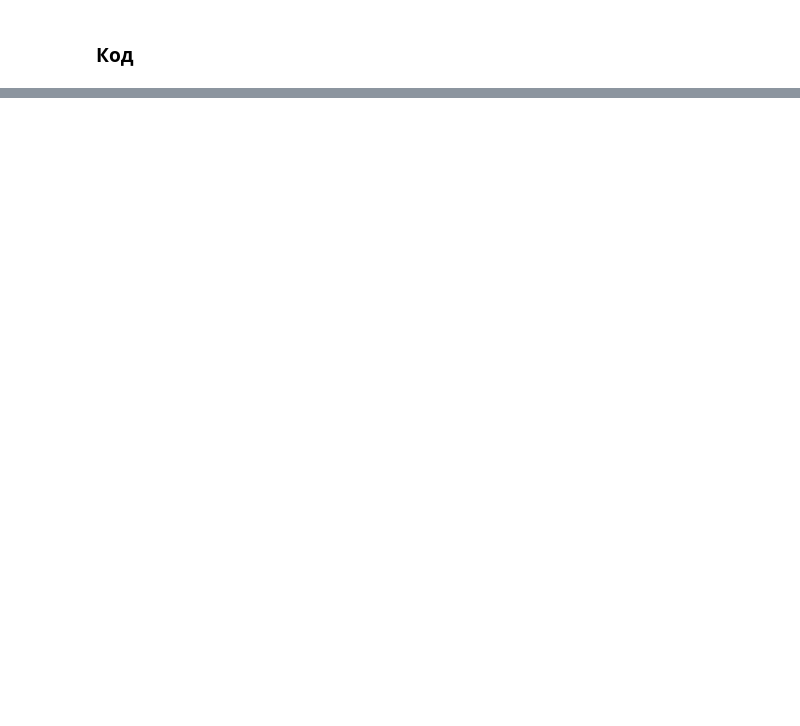
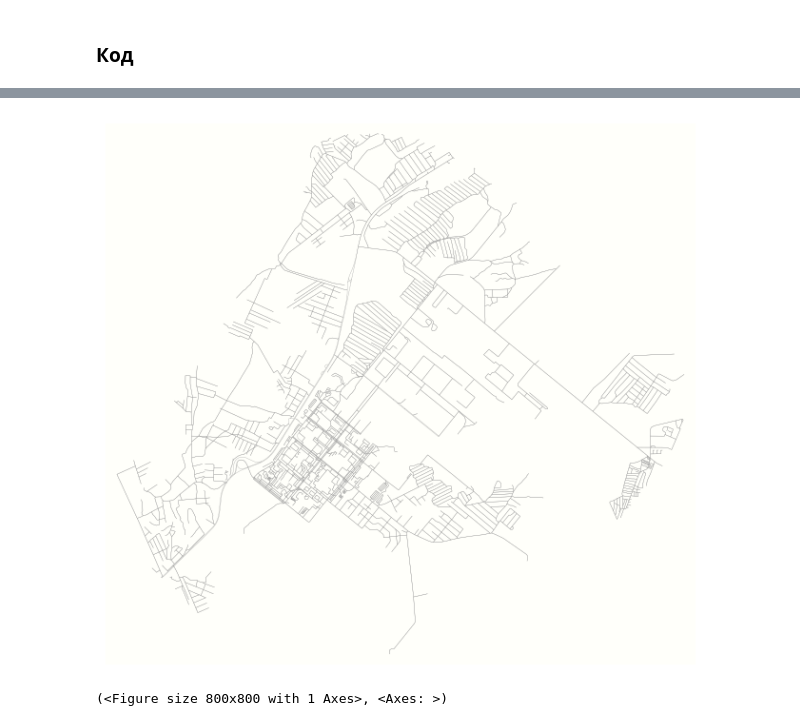
Before and after one commit to Obsidian-pb/genesis, a Jupyter notebook: work/genesis/gwo.ipynb, the cells around one changed output, grey strips where cells are left out. Saved outputs shown, nothing was run; the diff lists cells and outputs as text; code cells hidden in the pictures; blank space fills up the shorter version.

```diff
--- a/work/genesis/gwo.ipynb
+++ b/work/genesis/gwo.ipynb
@@ -471,0 +673,5 @@ print_results(g_nodes, {best_nodes_gwo: 'full'}, figsize=(10,10))
+# %%
+ox.plot_graph(G, edge_linewidth=0.2, node_size=0, show=True, close=False, bgcolor='#FFFFFA')
+# %% [output]
+[figure, added]
+(<Figure size 800x800 with 1 Axes>, <Axes: >)
```
Also changed, not shown: parts of 11 cells of this notebook, 1 other file.
